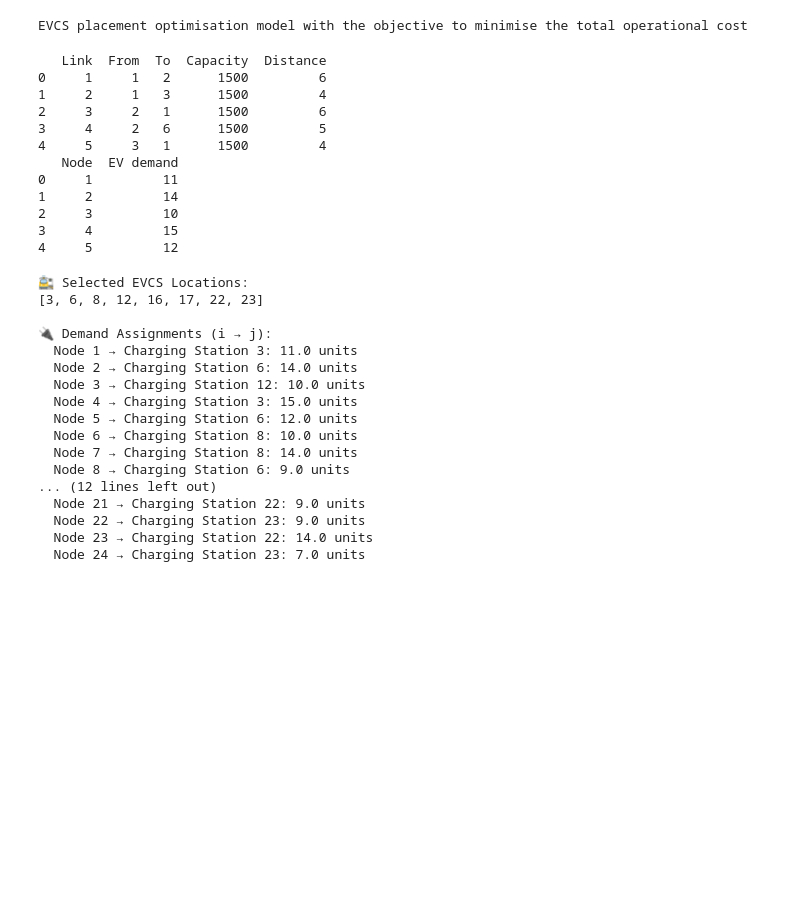
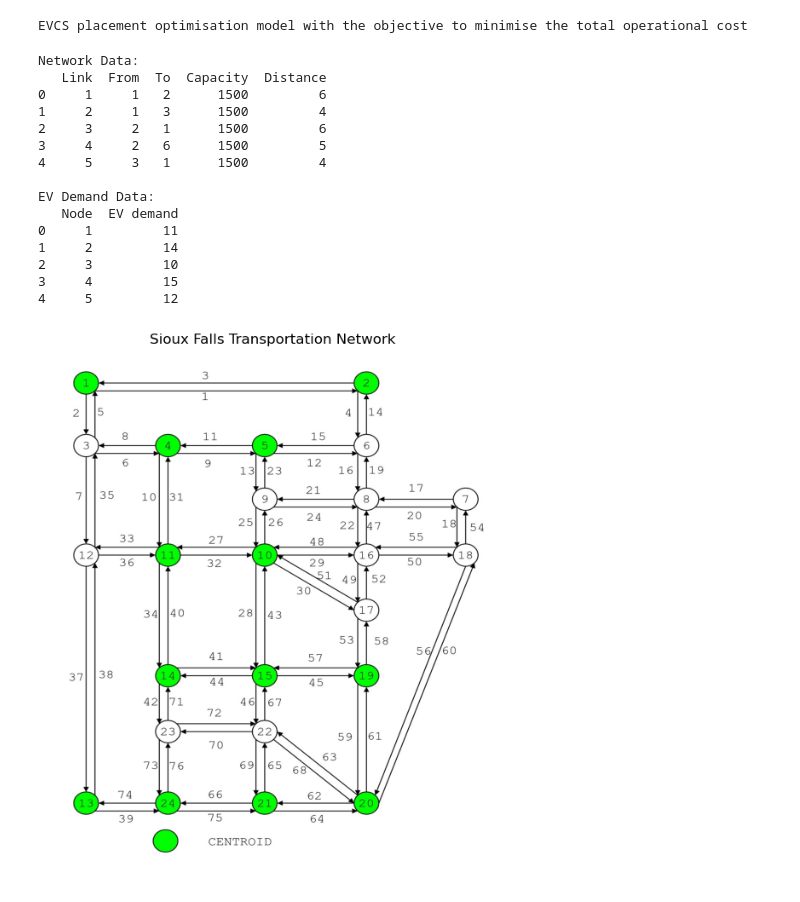
Before and after one commit to Aathirakdas01/Aathirakdas01-RR_EVCS_optimisation, a Jupyter notebook: evcs_optimisation.ipynb, the cells around one changed output. Saved outputs shown, nothing was run; the diff lists cells and outputs as text; code cells hidden in the pictures; blank space fills up the shorter version.

```diff
--- a/evcs_optimisation.ipynb
+++ b/evcs_optimisation.ipynb
@@ -20,38 +8,45 @@ EVCS placement optimisation model with the objective to minimise the total opera
 # %%
 # -------------------------------
 # Part 2: Load data and display network
 # -------------------------------
 
 # Read network data
-network_df = data_loader.load_network_data()
+network_df = evcs_model.data_loader.load_network_data()
 
 # Read EV demand data
-demand_df = data_loader.load_demand_data()
+demand_df = evcs_model.data_loader.load_demand_data()
 
 # Preview both
-print(network_df.head())
+print("Network Data:")
+print(network_df.head(), "\n")
+
+print("EV Demand Data:")
 print(demand_df.head())
 
-#-------- Part 3: Display network image ---------
-img = Image.open("data/Sioux-Falls-Network.jpg")
-plt.figure(figsize=(8, 8))
-plt.imshow(img)
-plt.axis('off')
-plt.title("Sioux Falls Transportation Network")
-plt.show()
+# Display network image ---------
+img = evcs_model.Image.open("data/Sioux-Falls-Network.jpg")
+evcs_model.plt.figure(figsize=(8, 8))
+evcs_model.plt.imshow(img)
+evcs_model.plt.axis('off')
+evcs_model.plt.title("Sioux Falls Transportation Network")
+evcs_model.plt.show()
 # %% [output]
+Network Data:
    Link  From  To  Capacity  Distance
 0     1     1   2      1500         6
 1     2     1   3      1500         4
 2     3     2   1      1500         6
 3     4     2   6      1500         5
 4     5     3   1      1500         4
+
+EV Demand Data:
    Node  EV demand
 0     1         11
 1     2         14
 2     3         10
 3     4         15
 4     5         12
+[figure, added]
 # %%
 # -------------------------------
 # Part 3: Process data
@@ -74,54 +69,7 @@ for i, j in list(dist_matrix):
 # Part 4: Optimise the network
 # -------------------------------
 
-# Model
-model = LpProblem("EVCS_Operational_Cost_Minimisation", LpMinimize)
-
-# Decision variables
-x = {j: LpVariable(f"x_{j}", cat=LpBinary) for j in nodes}
-y = {
-    (i, j): LpVariable(f"y_{i}_{j}", lowBound=0, cat=LpContinuous)
-    for i in nodes for j in nodes
-    if (i, j) in dist_matrix and dist_matrix[i, j] <= coverage_radius
-}
-
-# Objective function: minimise station cost + travel cost
-model += (
-    lpSum(x[j] * station_cost for j in nodes) +
-    lpSum(y[i, j] * dist_matrix[i, j] * per_km_cost for (i, j) in y)
-)
-
-# Constraint 1: each node's demand must be fully satisfied
-for i in nodes:
-    model += lpSum(y[i, j] for j in nodes if (i, j) in y) == demand[i]
-
-# Constraint 2: demand assigned only if a station is placed
-for (i, j) in y:
-    model += y[i, j] <= demand[i] * x[j]
-
-# Constraint 3: limit on total number of stations
-model += lpSum(x[j] for j in nodes) <= max_stations
-
-# Solve
-model.solve(PULP_CBC_CMD(msg=1))
+model, x, y = evcs_model.optimise.build_and_solve_model(nodes, demand, dist_matrix)
-# %% [output]
-🚉 Selected EVCS Locations:
-[3, 6, 8, 12, 16, 17, 22, 23]
-
-🔌 Demand Assignments (i → j):
-  Node 1 → Charging Station 3: 11.0 units
-  Node 2 → Charging Station 6: 14.0 units
-  Node 3 → Charging Station 12: 10.0 units
-  Node 4 → Charging Station 3: 15.0 units
-  Node 5 → Charging Station 6: 12.0 units
-  Node 6 → Charging Station 8: 10.0 units
-  Node 7 → Charging Station 8: 14.0 units
-  Node 8 → Charging Station 6: 9.0 units
-... (12 lines left out)
-  Node 21 → Charging Station 22: 9.0 units
-  Node 22 → Charging Station 23: 9.0 units
-  Node 23 → Charging Station 22: 14.0 units
-  Node 24 → Charging Station 23: 7.0 units
 # %%
 # -------------------------------
 # Part 4: Display results
```
Also changed, not shown: parts of 3 cells of this notebook, 8 other files.
